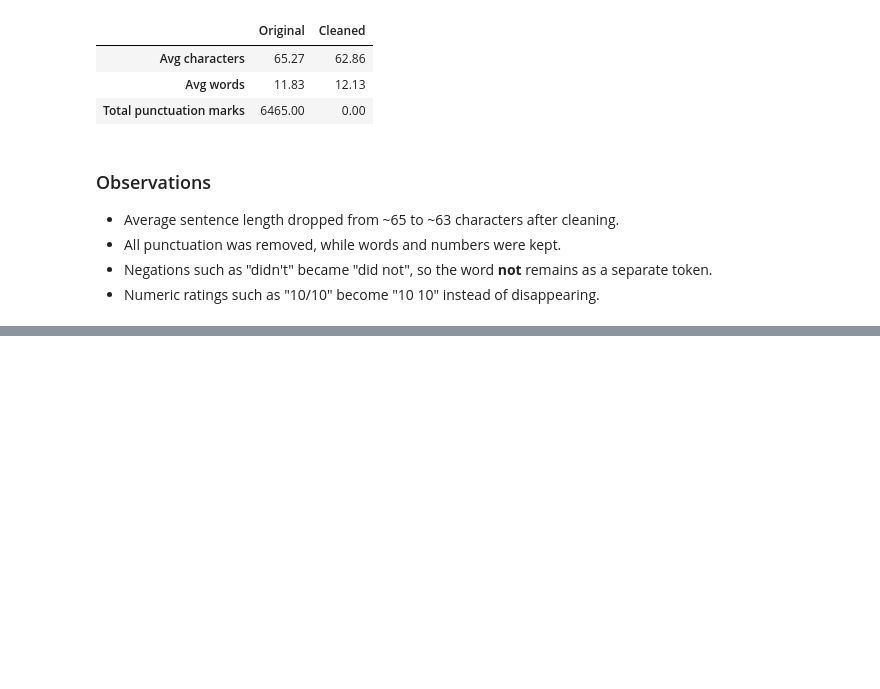
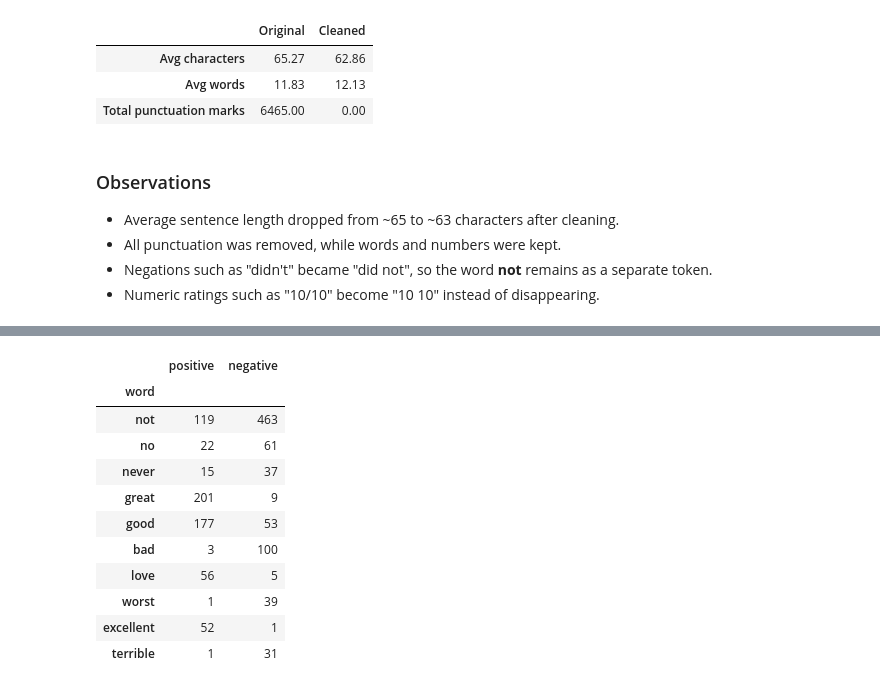
Before and after one commit to RavinduBatawala/Sentiment-Analysis-Using-Traditional-Machine-Learning, a Jupyter notebook: notebooks/lab1_sentiment.ipynb, the cells around one changed output, grey strips where cells are left out. Cells and saved outputs as stored; diff of their text form; code cells hidden in the pictures; blank space fills up the shorter version.

```diff
--- a/notebooks/lab1_sentiment.ipynb
+++ b/notebooks/lab1_sentiment.ipynb
@@ -154,0 +243,25 @@ stats.round(2)
+# %%
+pos_counts = Counter(w for t in df[df["label"] == 1]["clean_text"] for w in t.split())
+neg_counts = Counter(w for t in df[df["label"] == 0]["clean_text"] for w in t.split())
+
+check_words = ["not", "no", "never", "great", "good", "bad",
+               "love", "worst", "excellent", "terrible"]
+
+pd.DataFrame({
+    "word": check_words,
+    "positive": [pos_counts[w] for w in check_words],
+    "negative": [neg_counts[w] for w in check_words],
+}).set_index("word")
+# %% [output]
+|  | positive | negative |
+| word |  |  |
+| not | 119 | 463 |
+| no | 22 | 61 |
+| never | 15 | 37 |
+| great | 201 | 9 |
+| good | 177 | 53 |
+| bad | 3 | 100 |
+| love | 56 | 5 |
+| worst | 1 | 39 |
+| excellent | 52 | 1 |
+| terrible | 1 | 31 |
```
Also changed, not shown: parts of 15 cells of this notebook.
